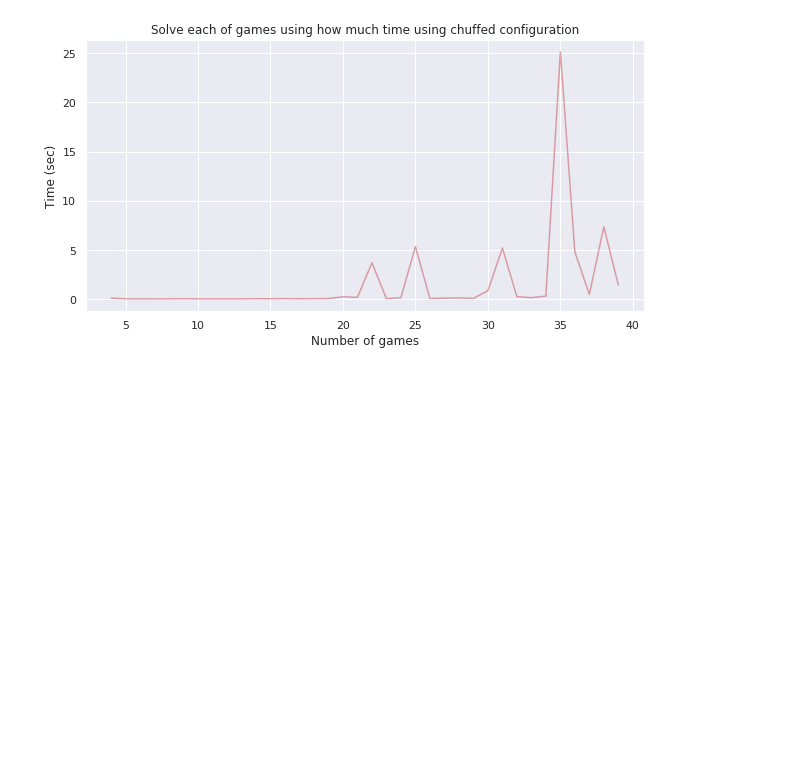
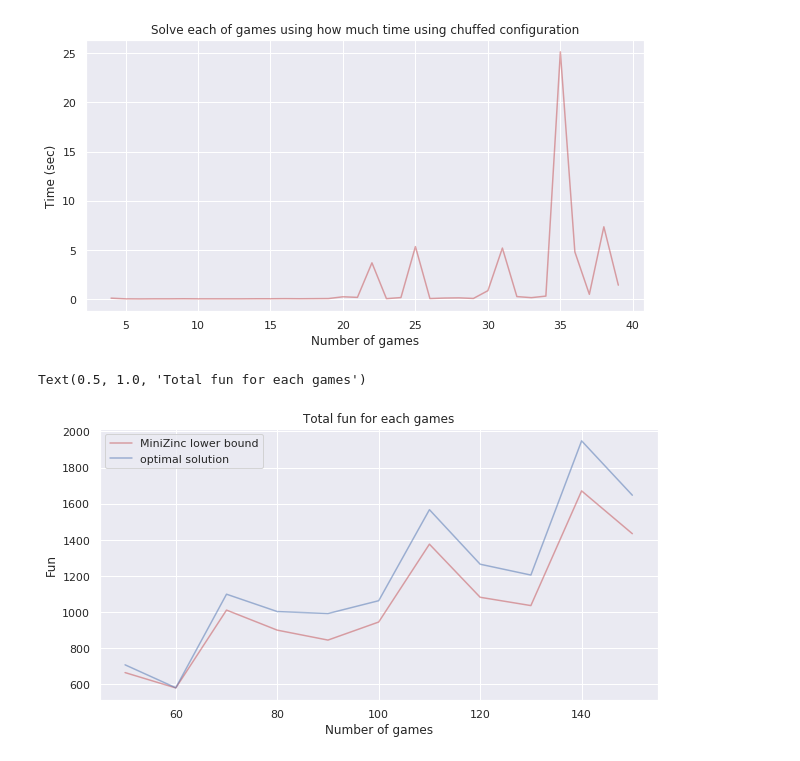
Before and after one commit to Duo-Lu/CMPT417, a Jupyter notebook: project_data_analysis.ipynb, the cells around one changed output. Drawn from its saved outputs; the diff is of its cells as text; code cells hidden in the pictures; blank space fills up the shorter version.

```diff
--- a/project_data_analysis.ipynb
+++ b/project_data_analysis.ipynb
@@ -69,3 +70,19 @@ plt.title('Solve each of games using how much time using chuffed configuration')
 # %% [output]
 Text(0.5, 1.0, 'Solve each of games using how much time using chuffed configuration')
 [figure]
+# %%
+lower_bound_compare_solver_x = np.arange(50, 160, 10)
+# %%
+lower_bound_compare_solver_Minizinc_y = np.array([665, 580, 1011, 900, 845, 945, 1376, 1082, 1036, 1671, 1434])
+lower_bound_compare_solver_solver_y = np.array([708, 581, 1099, 1003, 992, 1063, 1567, 1265, 1205, 1948, 1647])
+# %%
+plt.figure(figsize = (10, 5))
+plt.plot(lower_bound_compare_solver_x, lower_bound_compare_solver_Minizinc_y, 'r-' , alpha = 0.5)
+plt.plot(lower_bound_compare_solver_x, lower_bound_compare_solver_solver_y, 'b-' , alpha = 0.5)
+plt.xlabel('Number of games')
+plt.ylabel('Fun')
+plt.legend(['MiniZinc lower bound' , 'optimal solution'])
+plt.title('Total fun for each games')
+# %% [output]
+Text(0.5, 1.0, 'Total fun for each games')
+[figure, added]
```
Also changed, not shown: parts of 1 cell of this notebook, 5 other files.
